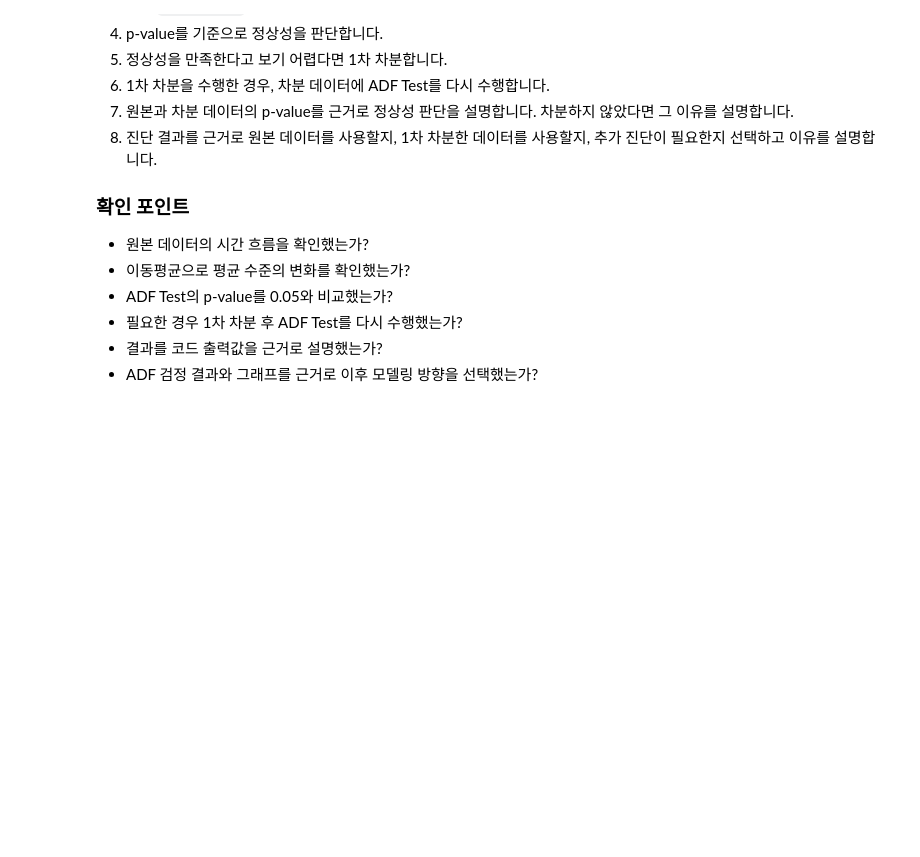
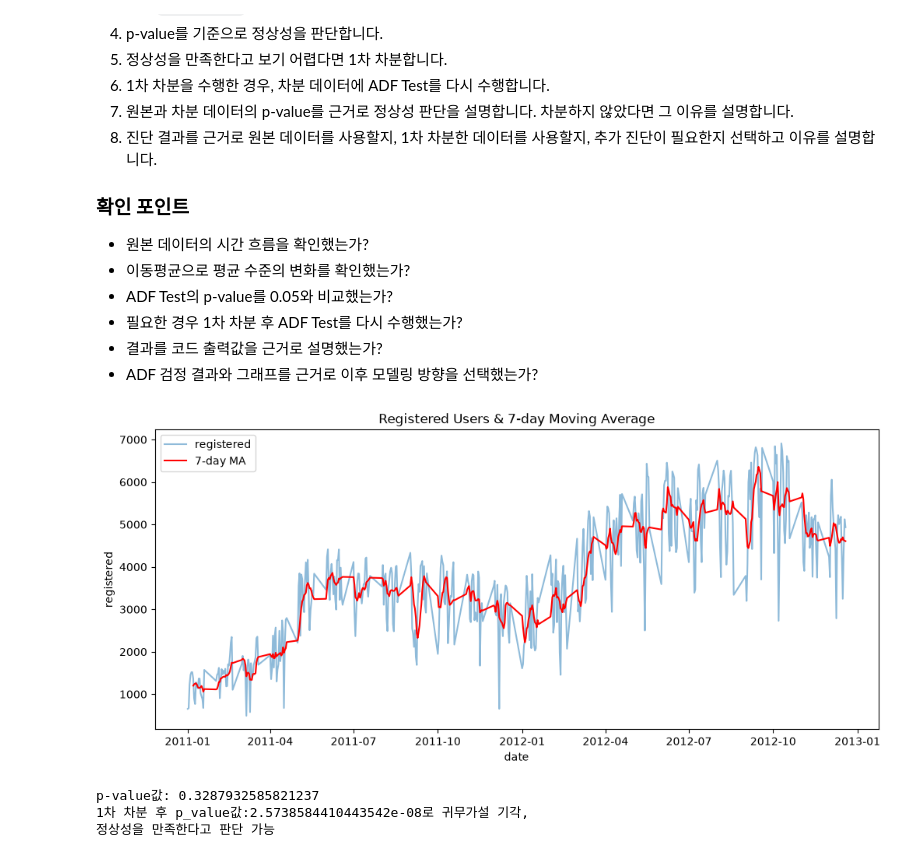
Before and after one commit to prohayo33/Kant_study, a Jupyter notebook: practice-ml/2장1강 시계열 데이터 정상성 진단 실습문제.ipynb, the cells around one changed output. Saved outputs shown, nothing was run; the diff lists cells and outputs as text; code cells hidden in the pictures; blank space fills up the shorter version.

```diff
--- a/practice-ml/2장1강 시계열 데이터 정상성 진단 실습문제.ipynb
+++ b/practice-ml/2장1강 시계열 데이터 정상성 진단 실습문제.ipynb
@@ -513,8 +515,39 @@ p-value: 1.2057220051150929e-21
 # %%
 # TODO
 # 시각화 → 최근 7개 값 이동평균 → 원본 ADF Test
+daily['register_moving'] = daily['registered'].rolling(window=7).mean()
+plt.figure(figsize=(12,5))
+plt.plot(daily['date'], daily['registered'], label='registered', alpha=0.5)
+plt.plot(daily['date'], daily['register_moving'], label='7-day MA', color='red')
+plt.title('Registered Users & 7-day Moving Average')
+plt.xlabel('date')
+plt.ylabel('registered')
+plt.legend()
+plt.show()
+
+alpha =0.05
+adf_result = adfuller(daily['registered'])
+print('p-value값:',adf_result[1])
+if adf_result[1] < alpha :
+    print('귀무가설 기각, 정상성을 만족한다고 볼 근거가 있음.')
 # → 필요 시 1차 차분 및 ADF Test 재실행 → 결과 비교
+else:
+    daily['register_diff']=daily['registered'].diff()
+    register_diff=daily['register_diff'].dropna()
+    second_adf_result=adfuller(register_diff)
+    if second_adf_result[1] < alpha:
+        print(f'1차 차분 후 p_value값:{second_adf_result[1]}로 귀무가설 기각, \n정상성을 만족한다고 판단 가능')
+    else:
+        print(f'1차 차분 후 p-value값: {second_adf_result[1]}로 귀무가설 기각하지 못함. \n 정상성을 만족한다고 보기 어려움')
+
+
+
 # Q5·Q6에는 출력값과 그래프를 근거로 해석과 모델링 방향을 작성하세요.
+# %% [output]
+[figure, added]
+p-value값: 0.3287932585821237
+1차 차분 후 p_value값:2.5738584410443542e-08로 귀무가설 기각,
+정상성을 만족한다고 판단 가능
 # %% [markdown]
 ### Q5. 원본 등록 사용자 대여량의 ADF 검정 결과를 어떻게 해석할 수 있나요? 차분했다면 차분 전후 결과를 비교하고, 차분하지 않았다면 그 이유를 설명하세요.
 
```
Also changed, not shown: parts of 8 cells of this notebook.
